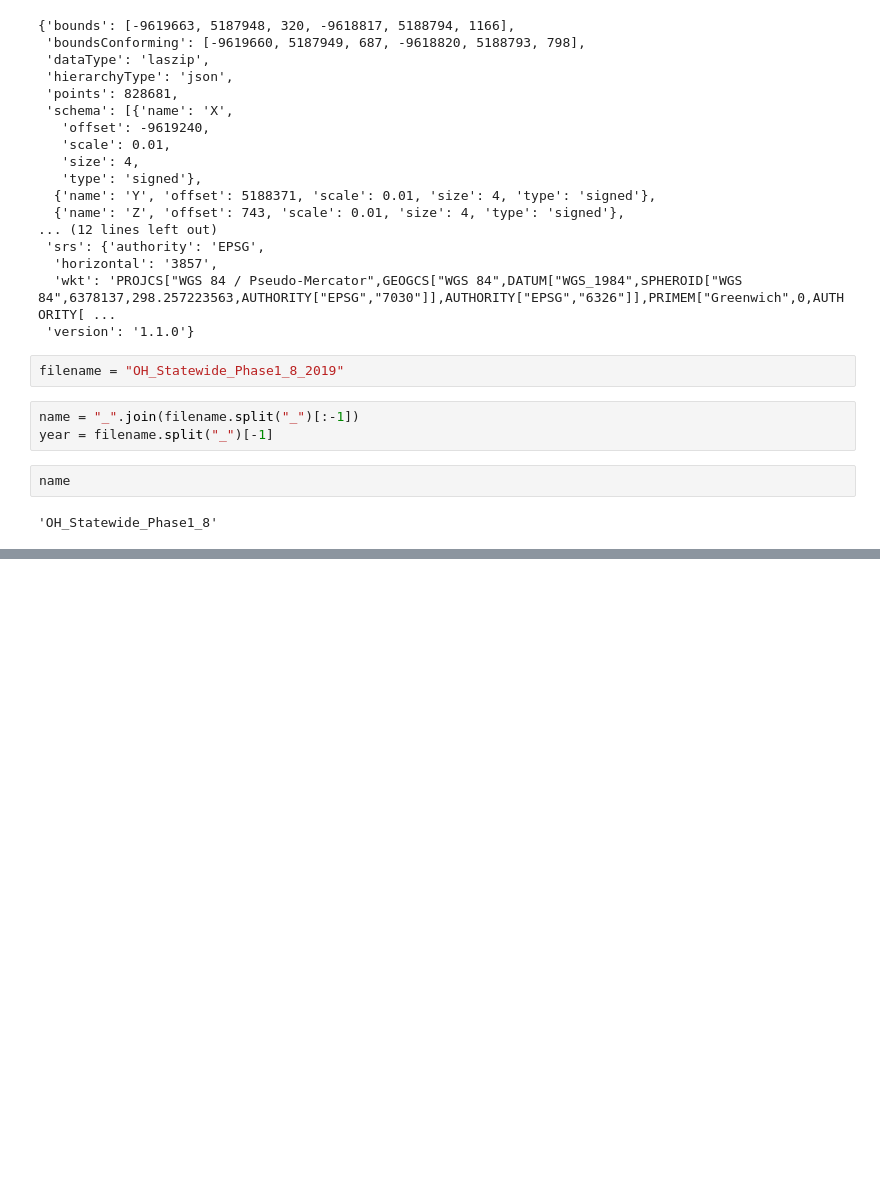
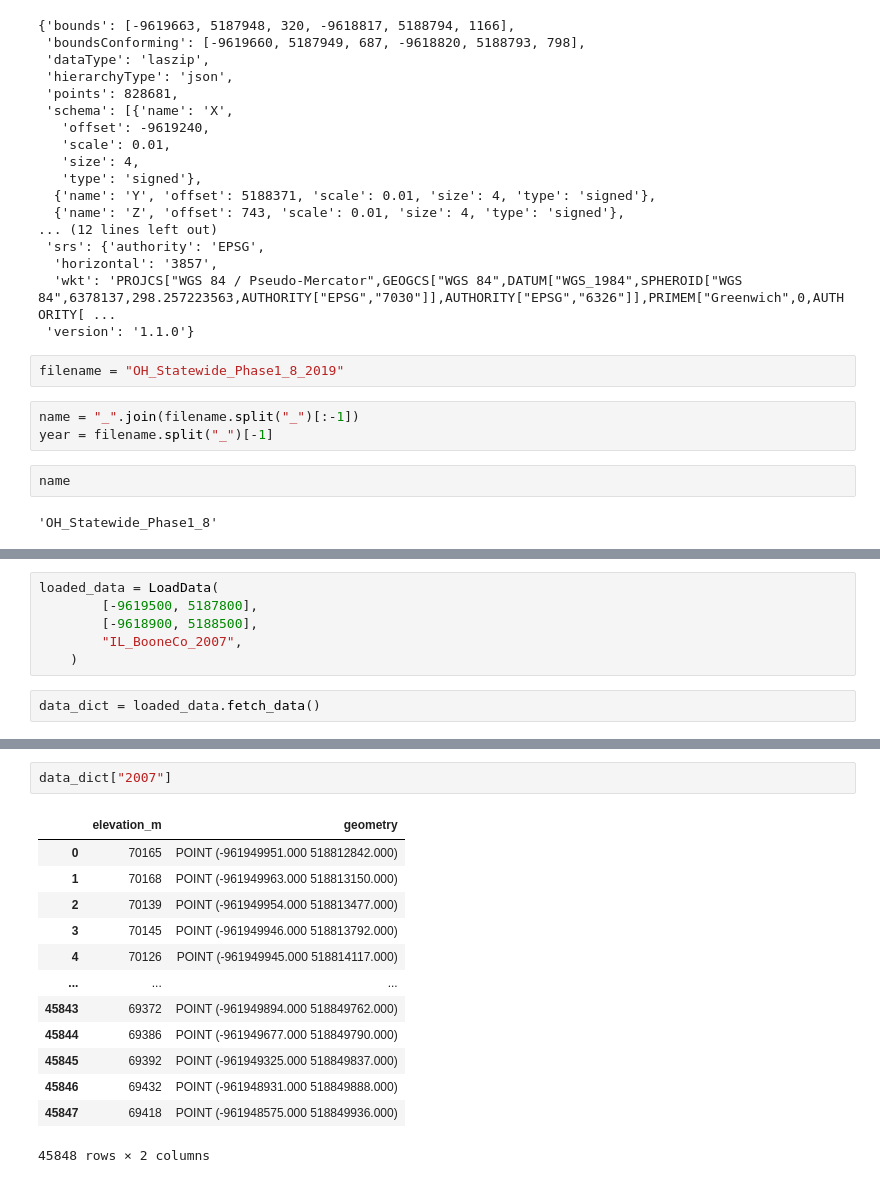
Before and after one commit to nahomfix/Agritech-LIDAR, a Jupyter notebook: notebooks/notebook.ipynb, the cells around one changed output, grey strips where cells are left out. Cells and saved outputs as stored; diff of their text form; blank space fills up the shorter version.

Commit message:
wip: add fetcher pipeline

```diff
--- a/notebooks/notebook.ipynb
+++ b/notebooks/notebook.ipynb
@@ -34,0 +49,8 @@ name
+# %%
+loaded_data = LoadData(
+        [-9619500, 5187800],
+        [-9618900, 5188500],
+        "IL_BooneCo_2007",
+    )
+# %%
+data_dict = loaded_data.fetch_data()
@@ -34,0 +74,16 @@ name
+# %%
+data_dict["2007"]
+# %% [output]
+|  | elevation_m | geometry |
+| 0 | 70165 | POINT (-961949951.000 518812842.000) |
+| 1 | 70168 | POINT (-961949963.000 518813150.000) |
+| 2 | 70139 | POINT (-961949954.000 518813477.000) |
+| 3 | 70145 | POINT (-961949946.000 518813792.000) |
+| 4 | 70126 | POINT (-961949945.000 518814117.000) |
+| ... | ... | ... |
+| 45843 | 69372 | POINT (-961949894.000 518849762.000) |
+| 45844 | 69386 | POINT (-961949677.000 518849790.000) |
+| 45845 | 69392 | POINT (-961949325.000 518849837.000) |
+| 45846 | 69432 | POINT (-961948931.000 518849888.000) |
+| 45847 | 69418 | POINT (-961948575.000 518849936.000) |
+45848 rows × 2 columns
```
Also changed, not shown: parts of 7 cells of this notebook, 3 other files.
